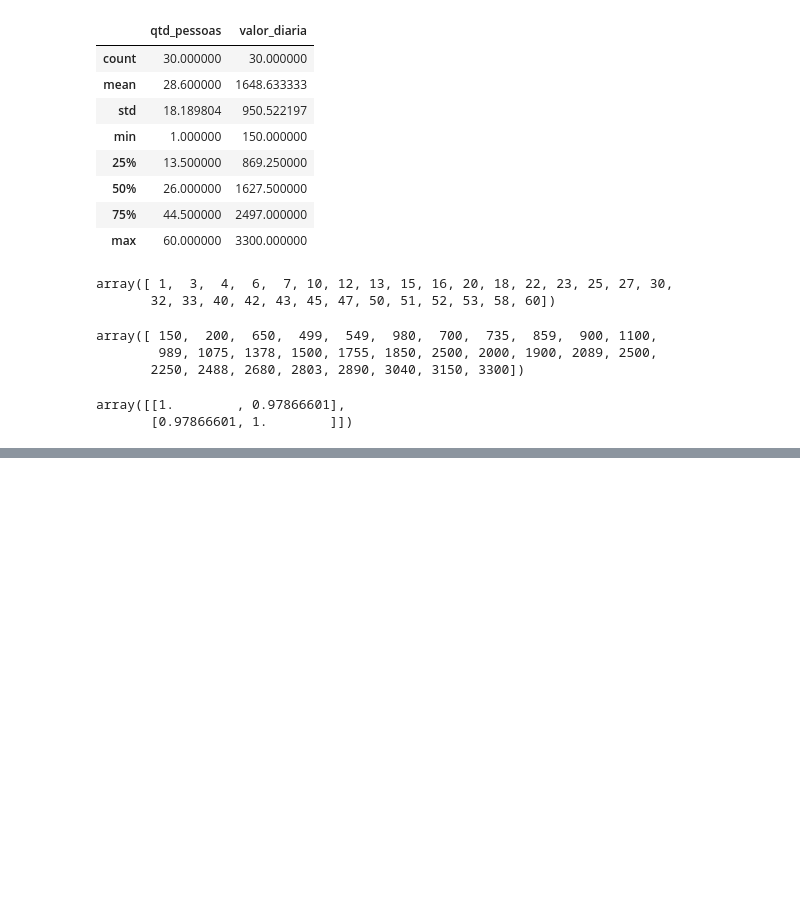
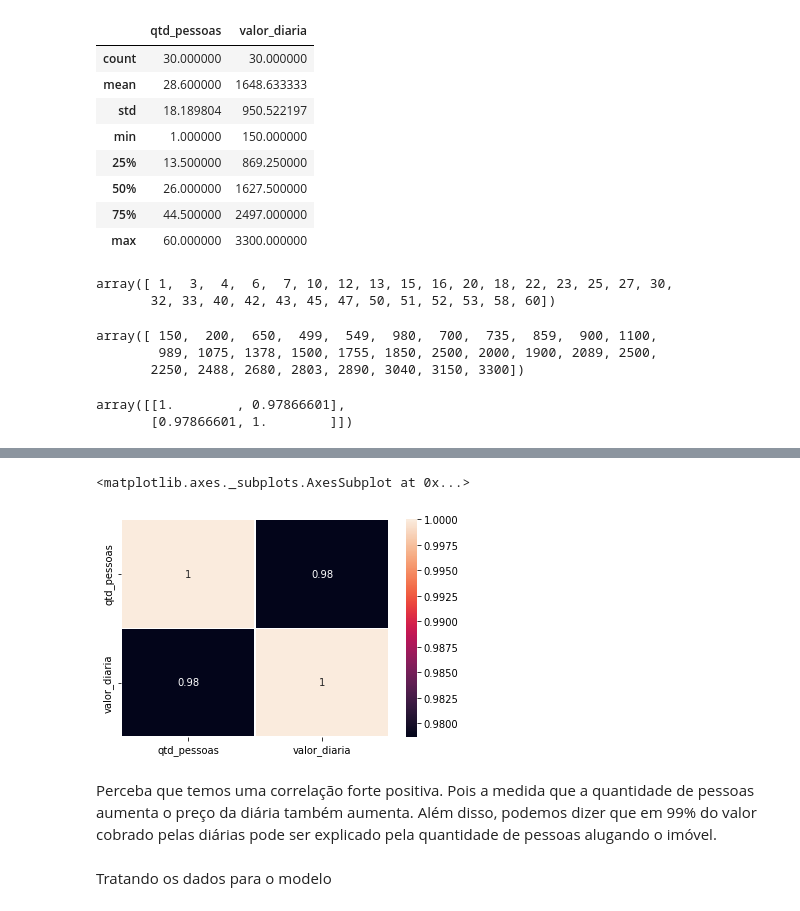
Before and after one commit to silassanttos/Google-Colab, a Jupyter notebook: DTP_4_6.ipynb, the cells around one changed output, grey strips where cells are left out. Saved outputs shown, nothing was run; the diff lists cells and outputs as text; code cells hidden in the pictures; blank space fills up the shorter version.

```diff
--- a/DTP_4_6.ipynb
+++ b/DTP_4_6.ipynb
@@ -91,0 +98,12 @@ array([[1.        , 0.97866601],
+# %%
+correlacao = dados_custoDiaria.corr()
+# plot da matriz de correlação em formato de gráfico
+plot = sns.heatmap(correlacao, annot = True, linewidths=.3)
+plot
+# %% [output]
+<matplotlib.axes._subplots.AxesSubplot at 0x...>
+[figure, added]
+# %% [markdown]
+Perceba que temos uma correlação forte positiva. Pois a medida que a quantidade de pessoas aumenta o preço da diária também aumenta. Além disso, podemos dizer que em 99% do valor cobrado pelas diárias pode ser explicado pela quantidade de pessoas alugando o imóvel.
+# %% [markdown]
+Tratando os dados para o modelo
```
Also changed, not shown: parts of 2 cells of this notebook.
